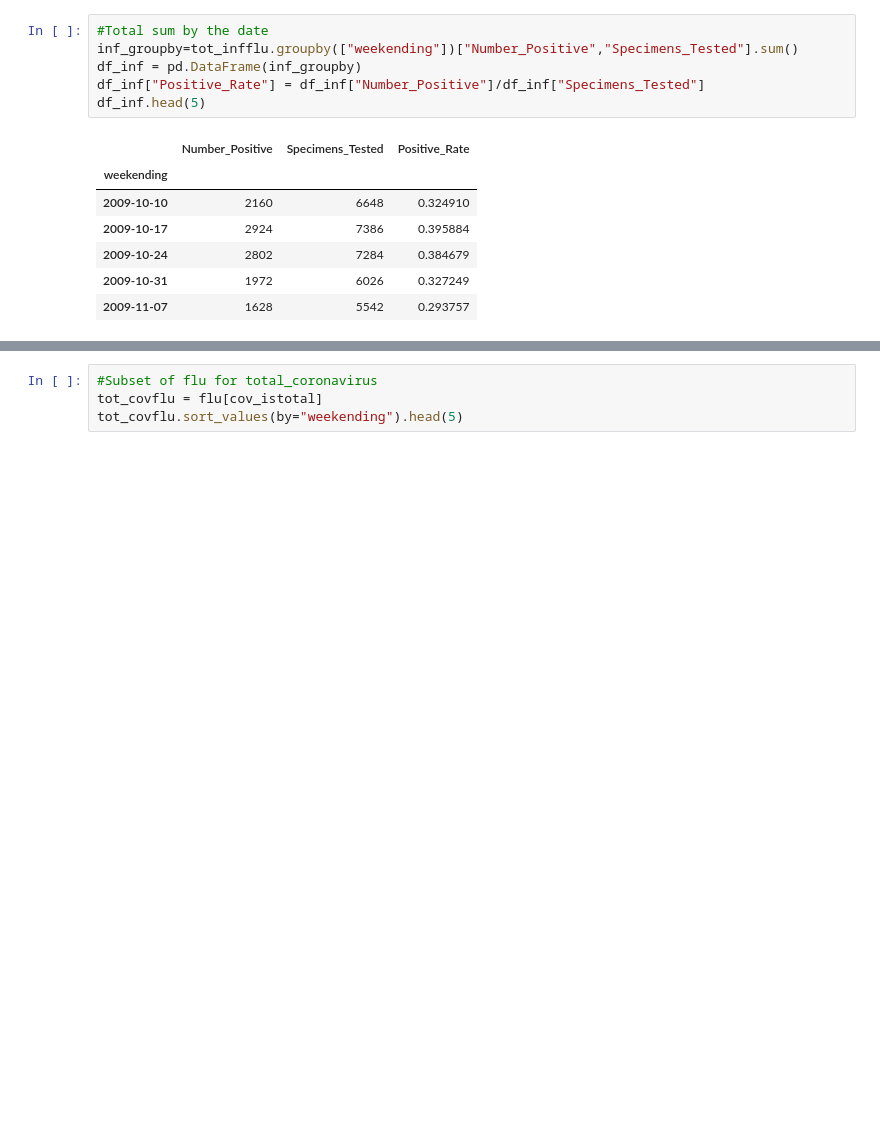
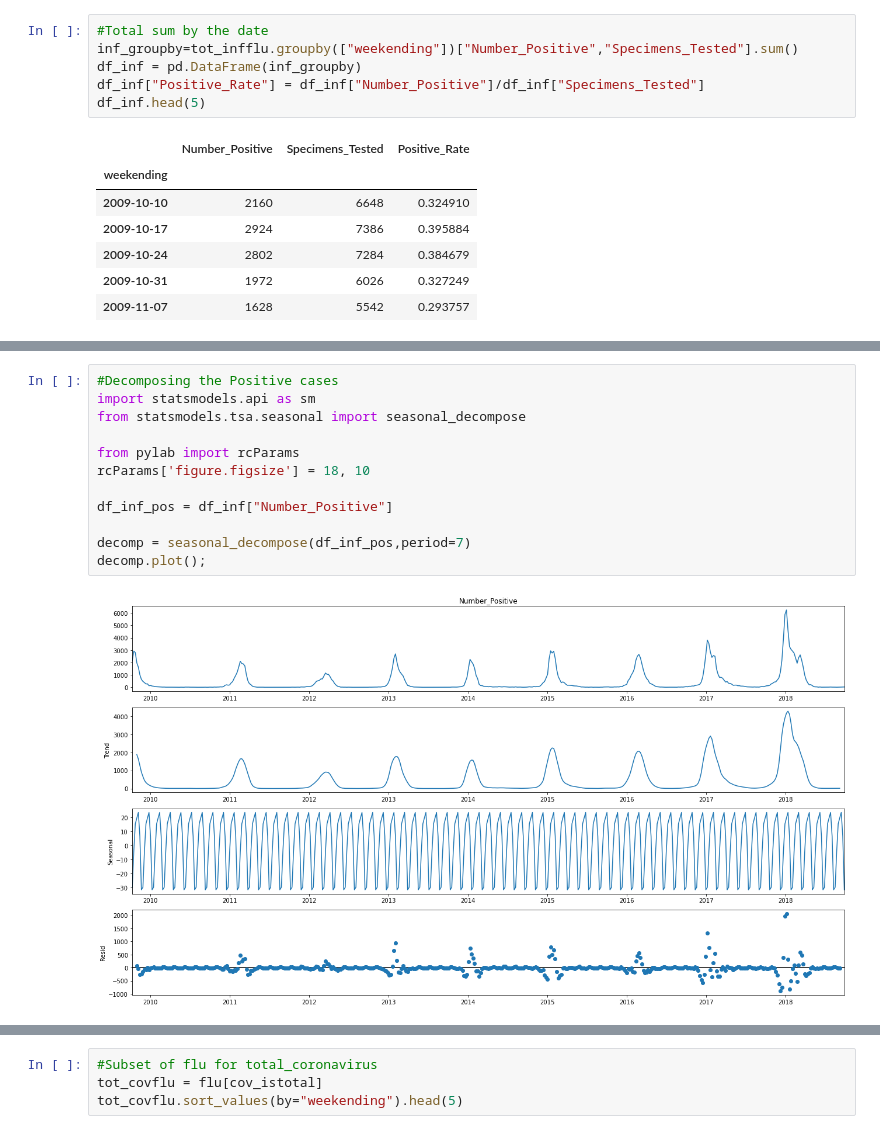
Before and after one commit to danypark91/ts_sarimax, a Jupyter notebook: flu.ipynb, the cells around one changed output, grey strips where cells are left out. Saved outputs shown, nothing was run; the diff lists cells and outputs as text; blank space fills up the shorter version.

```diff
--- a/flu.ipynb
+++ b/flu.ipynb
@@ -156,0 +177,14 @@ df_inf['Positive_Rate'].plot(figsize=(18,10),
+# %%
+#Decomposing the Positive cases
+import statsmodels.api as sm
+from statsmodels.tsa.seasonal import seasonal_decompose
+
+from pylab import rcParams
+rcParams['figure.figsize'] = 18, 10
+
+df_inf_pos = df_inf["Number_Positive"]
+
+decomp = seasonal_decompose(df_inf_pos,period=7)
+decomp.plot();
+# %% [output]
+[figure, added]
```
Also changed, not shown: parts of 5 cells of this notebook.
